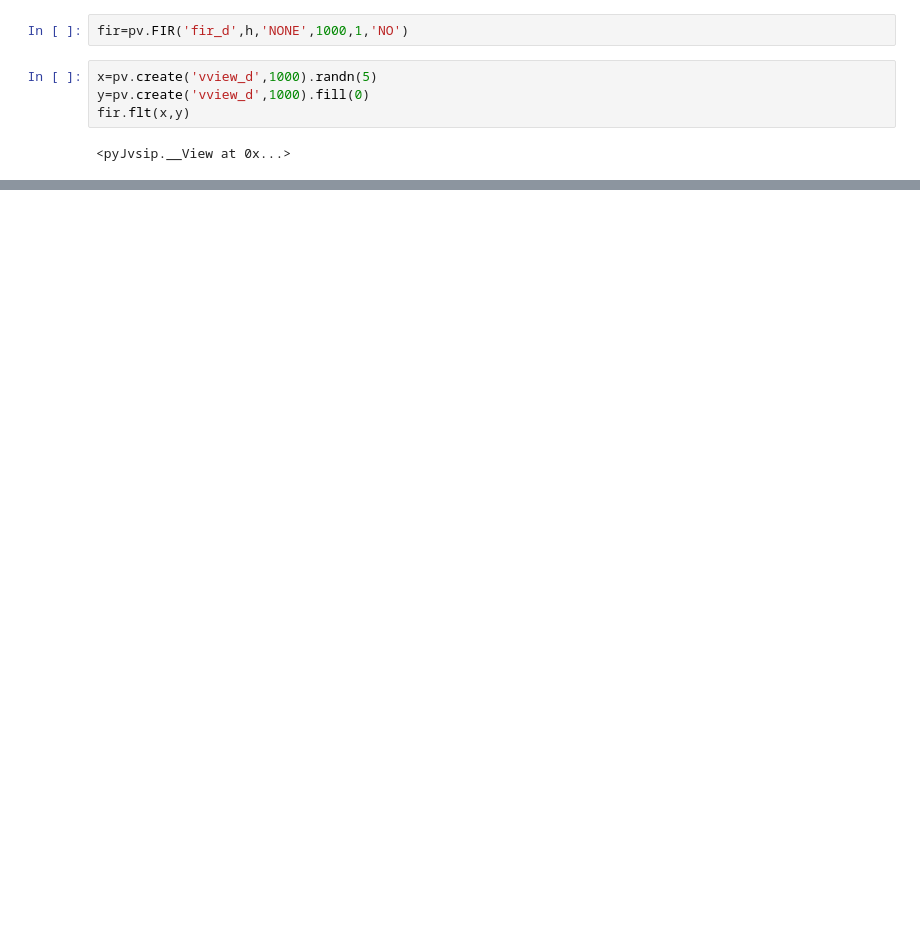
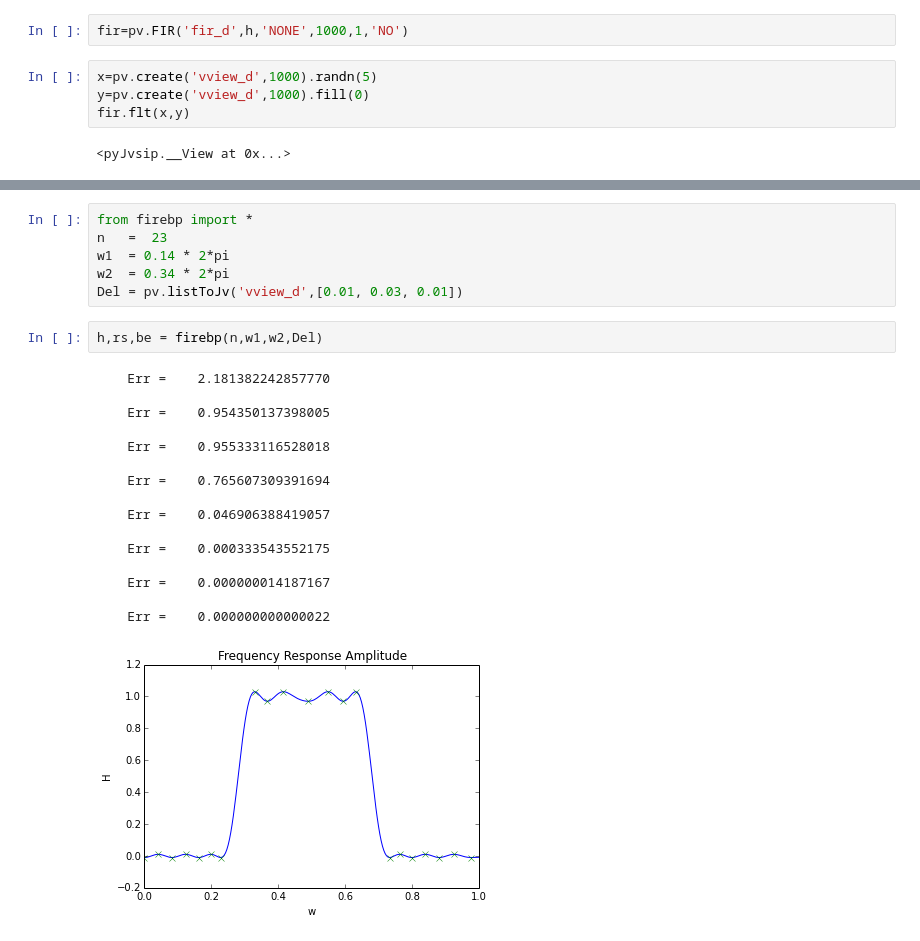
Before and after one commit to rrjudd/jvsip, a Jupyter notebook: doc/notebooks/Info_FirExNb.ipynb, the cells around one changed output, grey strips where cells are left out. Cells and saved outputs as stored; diff of their text form; blank space fills up the shorter version.

```diff
--- a/doc/notebooks/Info_FirExNb.ipynb
+++ b/doc/notebooks/Info_FirExNb.ipynb
@@ -64,0 +100,25 @@ plot(x0,y0)
+# %%
+from firebp import *
+n   =  23
+w1  = 0.14 * 2*pi
+w2  = 0.34 * 2*pi
+Del = pv.listToJv('vview_d',[0.01, 0.03, 0.01])
+# %%
+h,rs,be = firebp(n,w1,w2,Del)
+# %% [output]
+    Err =    2.181382242857770
+
+    Err =    0.954350137398005
+
+    Err =    0.955333116528018
+
+    Err =    0.765607309391694
+
+    Err =    0.046906388419057
+
+    Err =    0.000333543552175
+
+    Err =    0.000000014187167
+
+    Err =    0.000000000000022
+[figure, added]
```
Also changed, not shown: parts of 6 cells of this notebook, 2 other files.
